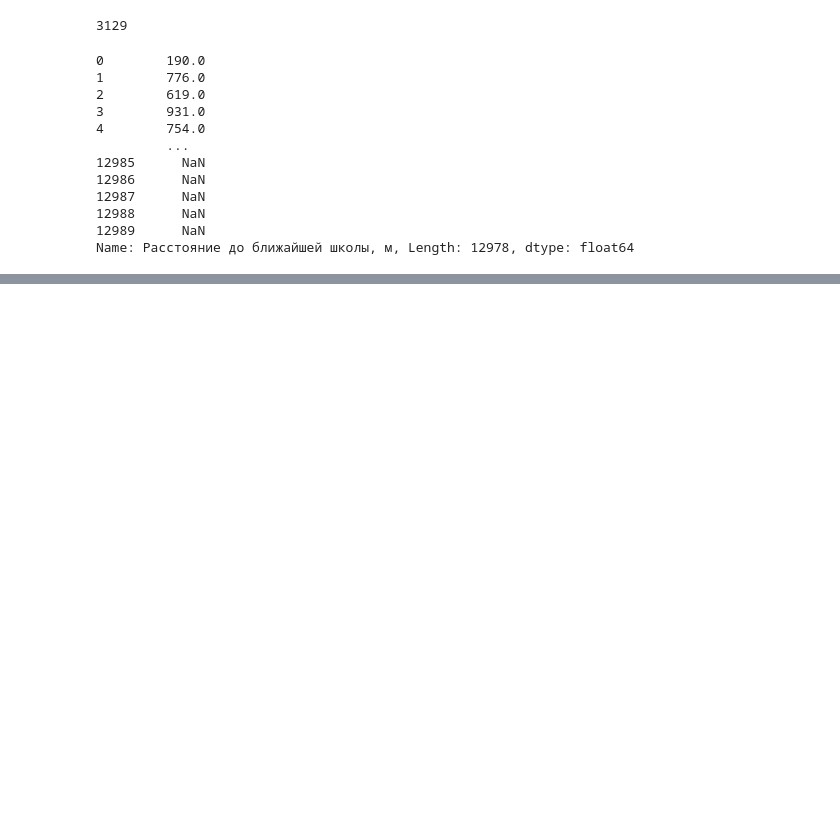
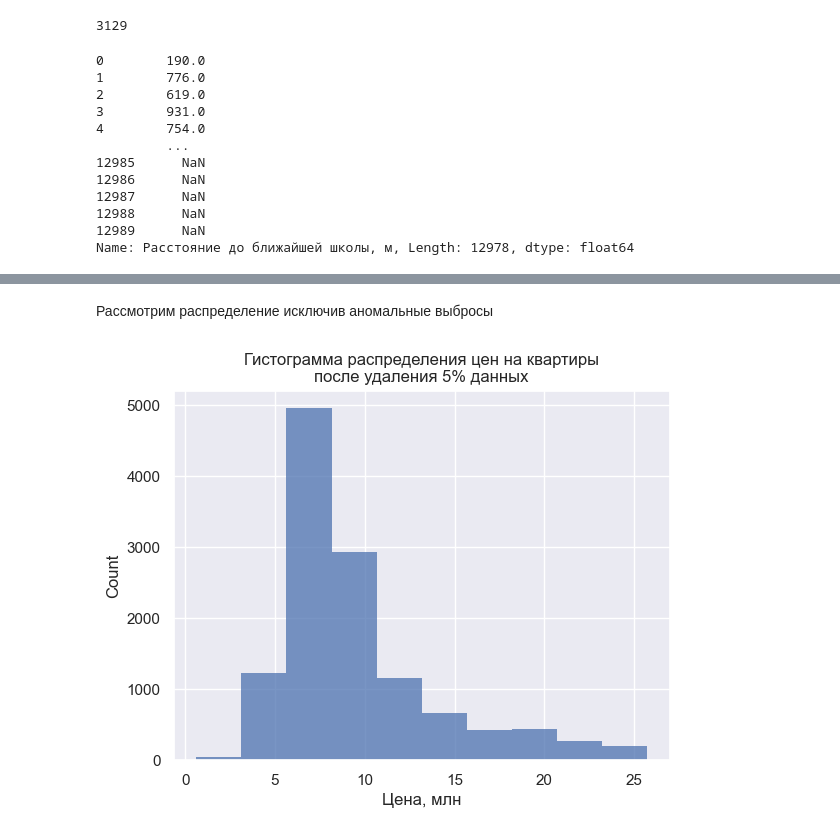
Before and after one commit to Torgovatel/Projects, a Jupyter notebook: DS/moscow-estate-agency-dm/src/main.ipynb, the cells around one changed output, grey strips where cells are left out. Drawn from its saved outputs; the diff is of its cells as text; code cells hidden in the pictures; blank space fills up the shorter version.

```diff
--- a/DS/moscow-estate-agency-dm/src/main.ipynb
+++ b/DS/moscow-estate-agency-dm/src/main.ipynb
@@ -567,0 +636,9 @@ Name: Расстояние до ближайшей школы, м, Length: 12978
+# %% [markdown]
+Рассмотрим распределение исключив аномальные выбросы
+# %%
+sns.histplot(dataset[dataset['Цена, млн']<=np.percentile(dataset['Цена, млн'],95)]['Цена, млн'], bins=10)
+plt.title('Гистограмма распределения цен на квартиры')
+plt.title('Гистограмма распределения цен на квартиры\nпосле удаления 5% данных')
+plt.show()
+# %% [output]
+[figure, added]
```
Also changed, not shown: parts of 72 cells of this notebook.
